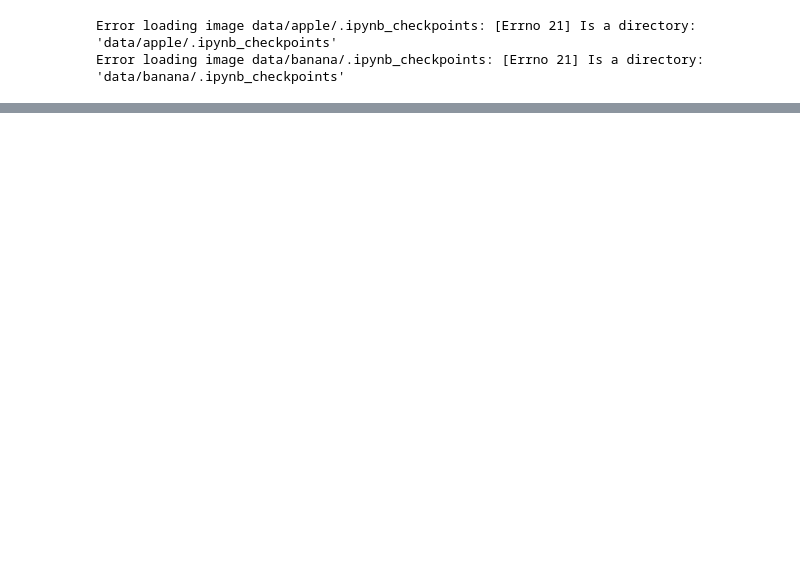
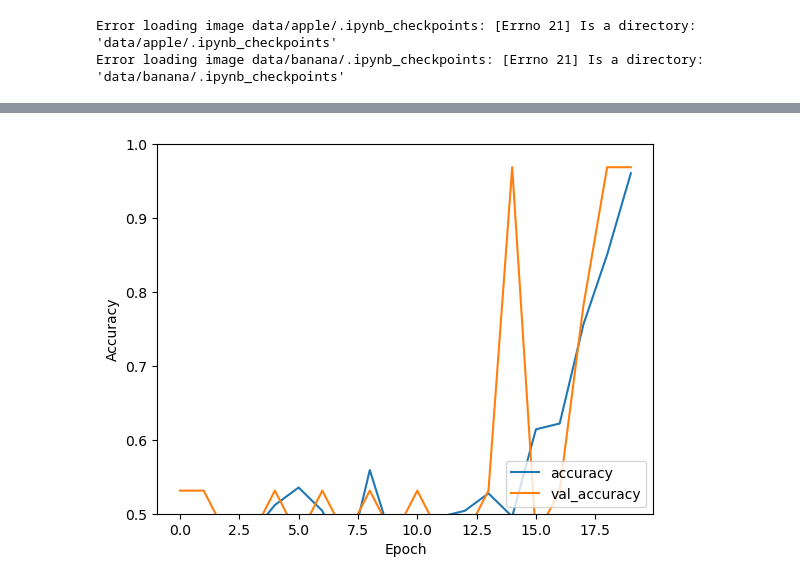
Before and after one commit to rohchav/CSE404Project_chavan_felarca_mondol_thomas_zhou, a Jupyter notebook: project.ipynb, the cells around one changed output, grey strips where cells are left out. Saved outputs shown, nothing was run; the diff lists cells and outputs as text; code cells hidden in the pictures; blank space fills up the shorter version.

```diff
--- a/project.ipynb
+++ b/project.ipynb
@@ -26,5 +27,5 @@ To enable the following instructions: AVX2 FMA, in other operations, rebuild Ten
 # %%
-def load_images_from_folder(root_folder):
+def load_images_from_folder(root_folder, target_size=(32,32)):
     images = []
     labels = []
 
@@ -35,6 +36,7 @@ def load_images_from_folder(root_folder):
                 image_path = os.path.join(class_folder_path, image_name)
                 try:
                     img = mpimg.imread(image_path)
+                    img = resize(img, target_size)
                     #plt.imshow(img, cmap='gray')
                     img_array = np.array(img)
                     images.append(img_array)
@@ -44,7 +46,7 @@ def load_images_from_folder(root_folder):
 
     return np.array(images), np.array(labels)
 
-data = load_images_from_folder("data")
+data = load_images_from_folder("data", (64,64))
 # %% [output]
 Error loading image data/apple/.ipynb_checkpoints: [Errno 21] Is a directory: 'data/apple/.ipynb_checkpoints'
 Error loading image data/banana/.ipynb_checkpoints: [Errno 21] Is a directory: 'data/banana/.ipynb_checkpoints'
@@ -81,7 +83,7 @@ def classify_labels(labels):
 
     return np.array(new_labels)
 
-images, labels = data #shuffle_data(data)
+images, labels = shuffle_data(data)
 labels = classify_labels(labels)
 labels
 # %% [output]
@@ -99,7 +101,7 @@ array([ 5,  5,  5,  5,  5,  5,  5,  5,  5,  5,  5,  5,  5,  5,  5,  5,  5,
 X_train, X_test, y_train, y_test = train_test_split(images, labels, test_size=0.20, train_size=0.80, random_state = 42)
 # %%
 model = models.Sequential()
-model.add(layers.Conv2D(32, (3, 3), activation='relu', input_shape=(1111, 1111, 1)))
+model.add(layers.Conv2D(32, (3, 3), activation='relu', input_shape=(64, 64, 1)))
 model.add(layers.MaxPooling2D((2, 2)))
 model.add(layers.Conv2D(64, (3, 3), activation='relu'))
 model.add(layers.MaxPooling2D((2, 2)))
@@ -107,12 +109,12 @@ model.add(layers.Conv2D(64, (3, 3), activation='relu'))
 
 model.add(layers.Flatten())
 model.add(layers.Dense(64, activation='relu'))
-model.add(layers.Dense(10))
+model.add(layers.Dense(20))
 
 model.compile(optimizer='adam',
               loss=tf.keras.losses.SparseCategoricalCrossentropy(from_logits=True),
               metrics=['accuracy'])
 
-history = model.fit(X_train, y_train, epochs=10,
+history = model.fit(X_train, y_train, epochs=20,
                     validation_data=(X_test, y_test))
 # %% [output]
@@ -125,6 +143,7 @@ plt.ylabel('Accuracy')
 plt.ylim([0.5, 1])
 plt.legend(loc='lower right')
 
-test_loss, test_acc = model.evaluate(test_images,  test_labels, verbose=2)
+test_loss, test_acc = model.evaluate(X_test,  y_test, verbose=2)
 
 print(test_acc)
+# %% [output]
@@ -130,0 +152 @@ print(test_acc)
+[figure, added]
```
Also changed, not shown: parts of 4 cells of this notebook.
